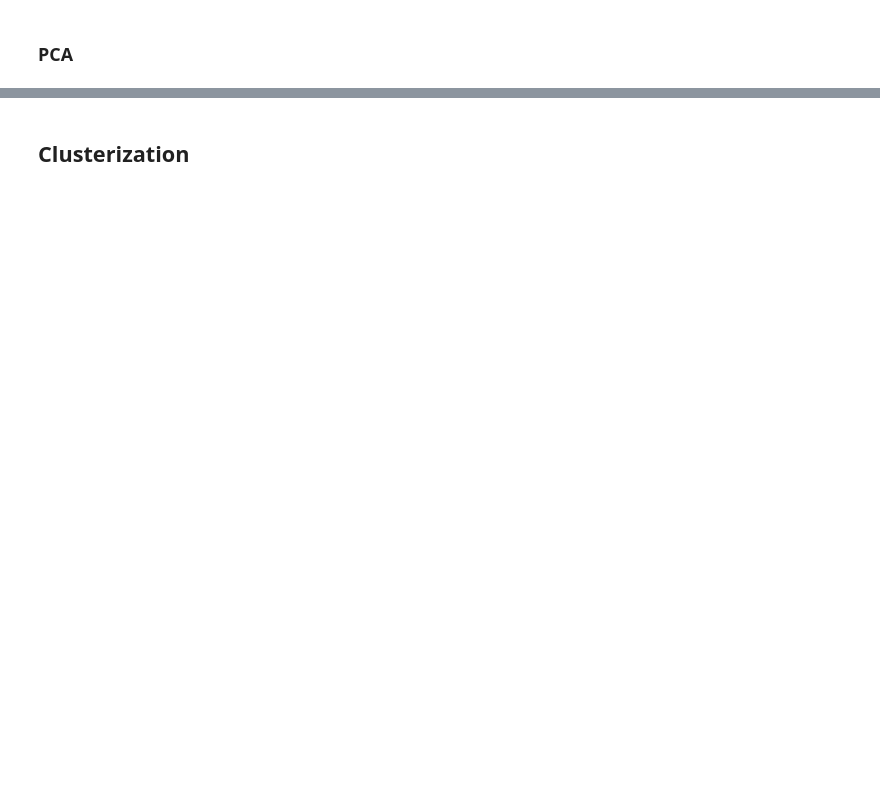
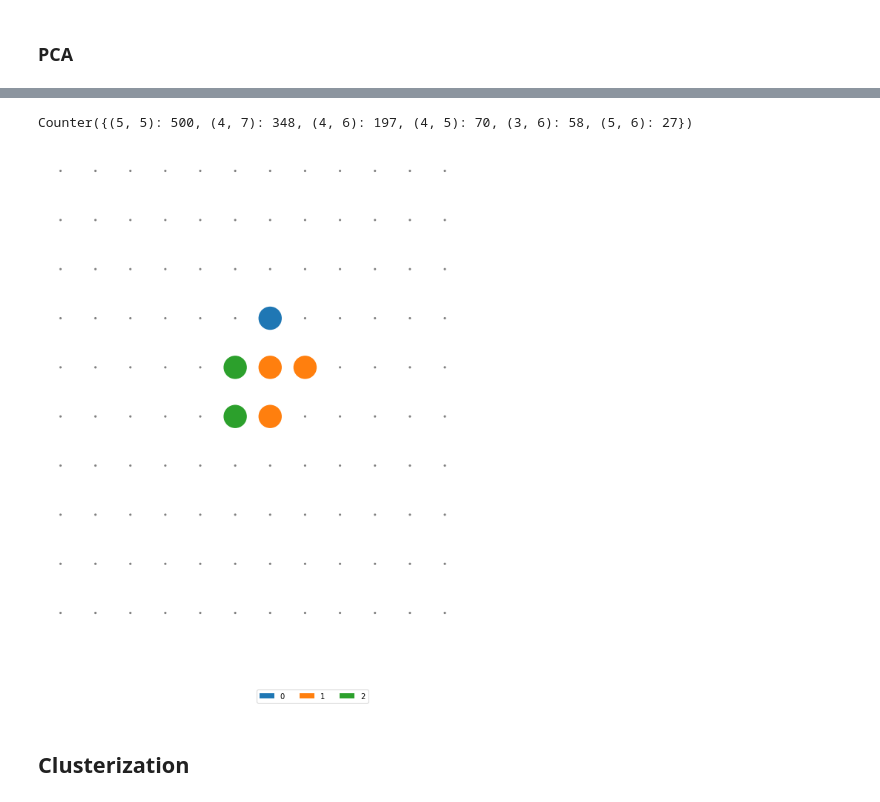
Before and after one commit to dzhurak/player-team-clusterization, a Jupyter notebook: 2. Player Group Clusterization.ipynb, the cells around one changed output, grey strips where cells are left out. Drawn from its saved outputs; the diff is of its cells as text; code cells hidden in the pictures; blank space fills up the shorter version.

```diff
--- a/2. Player Group Clusterization.ipynb
+++ b/2. Player Group Clusterization.ipynb
@@ -98,3 +149,12 @@ Text(0.5,1,'PCA 1st and 3rd components')
+# %%
+data = X_df[:1200].values
+labels = y_df[:1200]
+x_neurons = 10
+y_neurons = 12
+generate_som(data, labels, x_neurons, y_neurons)
+# %% [output]
+Counter({(5, 5): 500, (4, 7): 348, (4, 6): 197, (4, 5): 70, (3, 6): 58, (5, 6): 27})
+[figure, added]
 # %% [markdown]
 ## Clusterization
 # %% [markdown]
```
Also changed, not shown: parts of 19 cells of this notebook, 1 other file.
